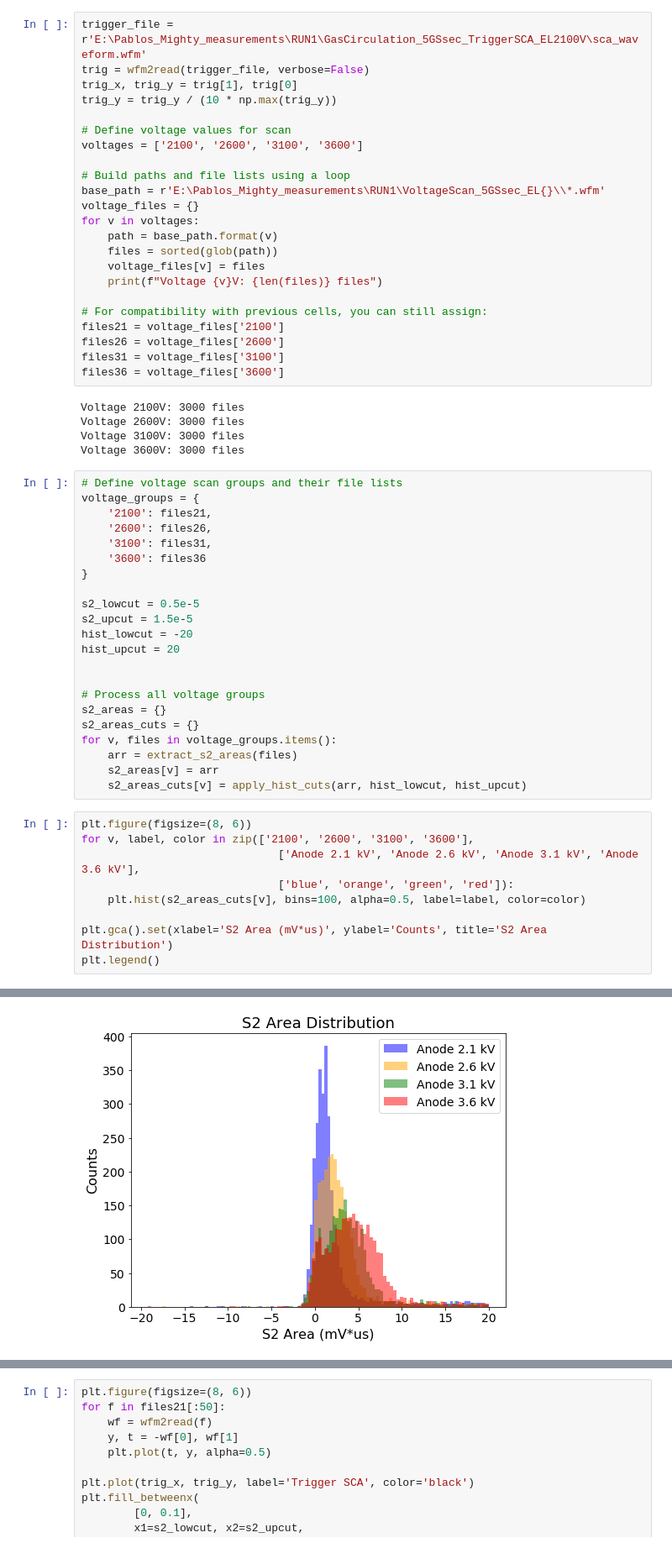
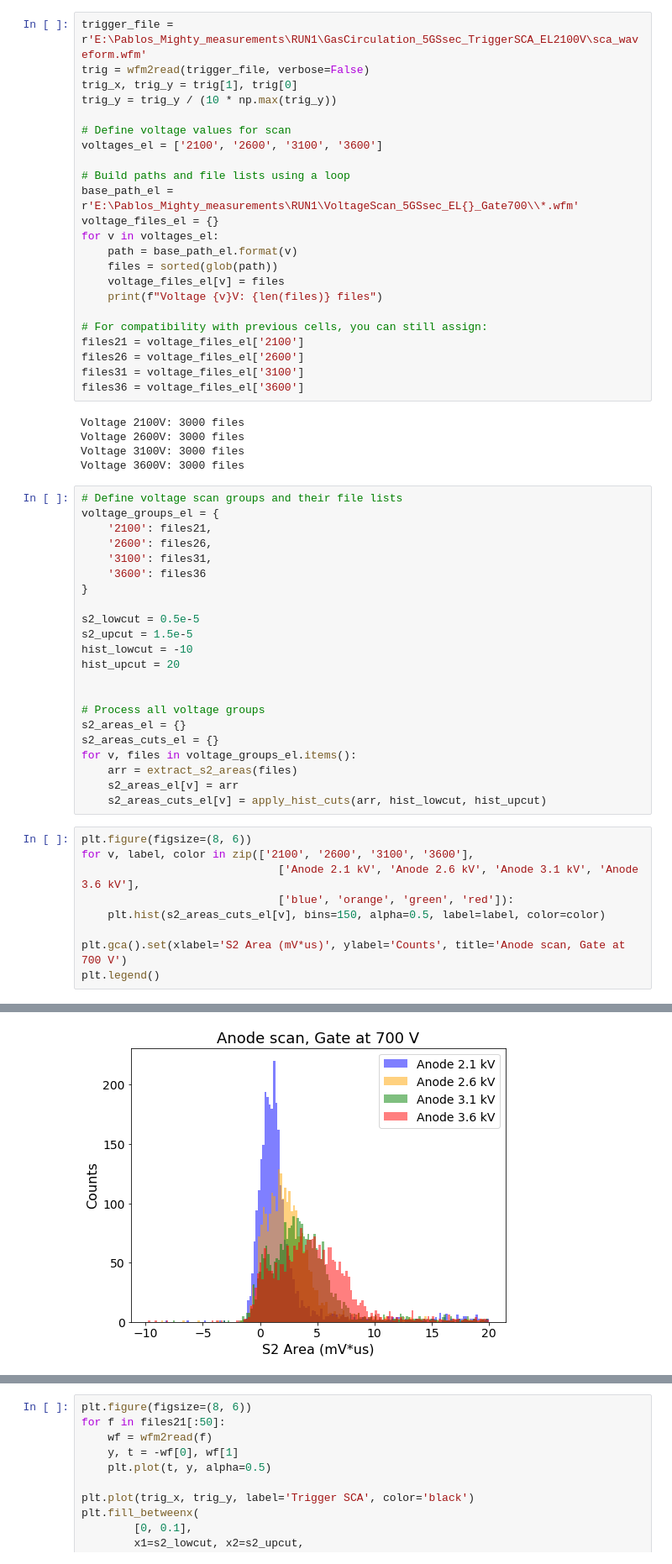
Before and after one commit to proscrite/RaTag, a Jupyter notebook: notebooks/S2_spectrum_PC.ipynb, the cells around one changed output, grey strips where cells are left out. Shown: that part at 84% size. Cells and saved outputs as stored; diff of their text form.

Commit message:
Finished EL and Gate scan notebook (preliminary results)

```diff
--- a/notebooks/S2_spectrum_PC.ipynb
+++ b/notebooks/S2_spectrum_PC.ipynb
@@ -62,22 +65,22 @@ trig_x, trig_y = trig[1], trig[0]
 trig_y = trig_y / (10 * np.max(trig_y))
 
 # Define voltage values for scan
-voltages = ['2100', '2600', '3100', '3600']
+voltages_el = ['2100', '2600', '3100', '3600']
 
 # Build paths and file lists using a loop
-base_path = r'E:\Pablos_Mighty_measurements\RUN1\VoltageScan_5GSsec_EL{}\\*.wfm'
-voltage_files = {}
-for v in voltages:
-    path = base_path.format(v)
+base_path_el = r'E:\Pablos_Mighty_measurements\RUN1\VoltageScan_5GSsec_EL{}_Gate700\\*.wfm'
+voltage_files_el = {}
+for v in voltages_el:
+    path = base_path_el.format(v)
     files = sorted(glob(path))
-    voltage_files[v] = files
+    voltage_files_el[v] = files
     print(f"Voltage {v}V: {len(files)} files")
 
 # For compatibility with previous cells, you can still assign:
-files21 = voltage_files['2100']
-files26 = voltage_files['2600']
-files31 = voltage_files['3100']
-files36 = voltage_files['3600']
+files21 = voltage_files_el['2100']
+files26 = voltage_files_el['2600']
+files31 = voltage_files_el['3100']
+files36 = voltage_files_el['3600']
 # %% [output]
 Voltage 2100V: 3000 files
 Voltage 2600V: 3000 files
@@ -85,7 +88,7 @@ Voltage 3100V: 3000 files
 Voltage 3600V: 3000 files
 # %%
 # Define voltage scan groups and their file lists
-voltage_groups = {
+voltage_groups_el = {
     '2100': files21,
     '2600': files26,
     '3100': files31,
@@ -94,26 +97,26 @@ voltage_groups = {
 
 s2_lowcut = 0.5e-5
 s2_upcut = 1.5e-5
-hist_lowcut = -20
+hist_lowcut = -10
 hist_upcut = 20
 
 
 # Process all voltage groups
-s2_areas = {}
-s2_areas_cuts = {}
-for v, files in voltage_groups.items():
+s2_areas_el = {}
+s2_areas_cuts_el = {}
+for v, files in voltage_groups_el.items():
     arr = extract_s2_areas(files)
-    s2_areas[v] = arr
-    s2_areas_cuts[v] = apply_hist_cuts(arr, hist_lowcut, hist_upcut)
+    s2_areas_el[v] = arr
+    s2_areas_cuts_el[v] = apply_hist_cuts(arr, hist_lowcut, hist_upcut)
 # %%
 plt.figure(figsize=(8, 6))
 for v, label, color in zip(['2100', '2600', '3100', '3600'],
                               ['Anode 2.1 kV', 'Anode 2.6 kV', 'Anode 3.1 kV', 'Anode 3.6 kV'],
                               ['blue', 'orange', 'green', 'red']):
-    plt.hist(s2_areas_cuts[v], bins=100, alpha=0.5, label=label, color=color)
+    plt.hist(s2_areas_cuts_el[v], bins=150, alpha=0.5, label=label, color=color)
 
-plt.gca().set(xlabel='S2 Area (mV*us)', ylabel='Counts', title='S2 Area Distribution')
+plt.gca().set(xlabel='S2 Area (mV*us)', ylabel='Counts', title='Anode scan, Gate at 700 V')
 plt.legend()
 # %% [output]
 <matplotlib.legend.Legend at 0x...>
-[figure, old version]
+[figure, new version]
```
Also changed, not shown: parts of 7 cells of this notebook.
